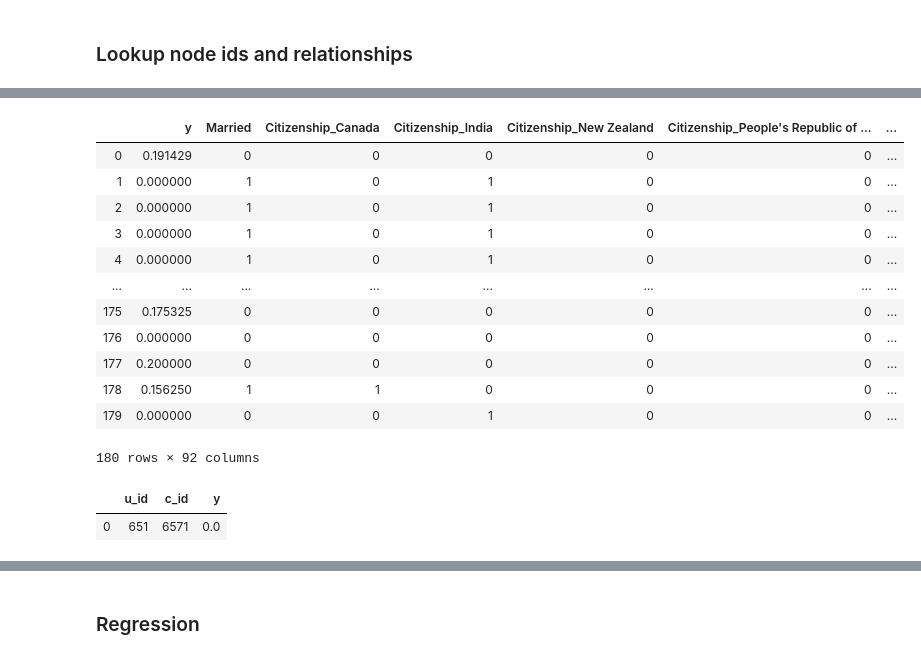
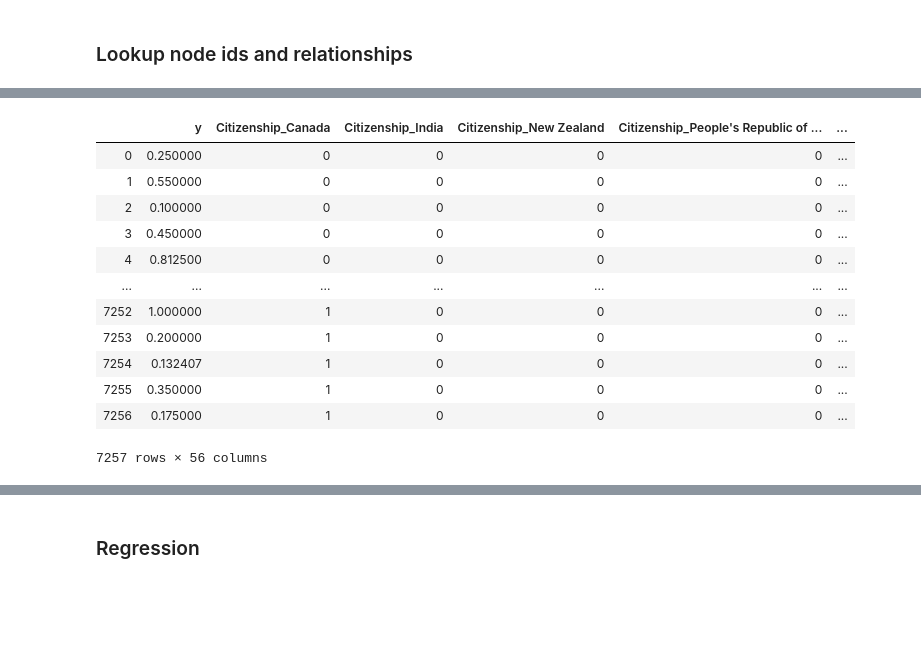
Before and after one commit to k11tqa25/nlp_based_recommender, a Jupyter notebook: neo4j.ipynb, the cells around one changed output, grey strips where cells are left out. Cells and saved outputs as stored; diff of their text form; code cells hidden in the pictures; blank space fills up the shorter version.

```diff
--- a/neo4j.ipynb
+++ b/neo4j.ipynb
@@ -487 +422,24 @@ ucID_df
+# %%
+def map_dataset_id(graph, train_df, test_df):
+    # Retrieve comedian-id lookup table
+    query = "MATCH (n:Comedian) RETURN ID(n) as c_id, n.name as name"
+    comedianID_df = graph.run(query).to_data_frame()
+
+    # Retrieve user-id lookup table
+    query = "MATCH (n:User) RETURN ID(n) as u_id, n.name as name"
+    userID_df = graph.run(query).to_data_frame()
+
+    train_id = train_df.merge(userID_df, left_on='Name', right_on='name')
+    train_id = train_id.merge(comedianID_df, left_on='Comedian', right_on='name')
+    train_id = train_id[['u_id','c_id','Rating']]
+    train_id = train_id.rename(columns={'Rating': 'y'})
+
+    test_id = test_df.merge(userID_df, left_on='Name', right_on='name')
+    test_id = test_id.merge(comedianID_df, left_on='Comedian', right_on='name')
+    test_id = test_id[['u_id','c_id','Rating']]
+    test_id = test_id.rename(columns={'Rating': 'y'})
+
+    return train_id, test_id
+# %%
+train_ucID_base, test_ucID_base = map_dataset_id(g_base, train_df, test_df)
 # %%
@@ -538,7 +478,9 @@ ckID_merge.head()
+# %%
+ckID_base = prepare_data(g_base)
 # %%
-def create_dataset(df, user_comedian_df):
+def create_dataset(ucID_df, ckID_df):
     # Merger this selected df with the ckID_df to append k_centroid
-    merge_k_centroid = user_comedian_df.merge(ckID_merge,on='c_id')
+    merge_k_centroid = ucID_df.merge(ckID_df,on='c_id')
     merge_k_centroid = merge_k_centroid.drop('k_id', axis=1)
 
     # Translate u_id and c_id to embedding
@@ -557,30 +499,21 @@ def create_dataset(df, user_comedian_df):
     dataset = dataset.drop(['u_id','c_id','k_centroid'], axis=1)
     return dataset
 # %%
-train_dataset = create_dataset(train_df, ucID_df)
+train_dataset = create_dataset(train_ucID_base, ckID_base)
 train_dataset.to_pickle('train_dataset.pkl')
 train_dataset
 # %% [output]
-|  | y | Married | Citizenship_Canada | Citizenship_India | Citizenship_New Zealand | Citizenship_People's Republic of ... | ... |
-| 0 | 0.191429 | 0 | 0 | 0 | 0 | 0 | ... |
-| 1 | 0.000000 | 1 | 0 | 1 | 0 | 0 | ... |
-| 2 | 0.000000 | 1 | 0 | 1 | 0 | 0 | ... |
-| 3 | 0.000000 | 1 | 0 | 1 | 0 | 0 | ... |
-| 4 | 0.000000 | 1 | 0 | 1 | 0 | 0 | ... |
-| ... | ... | ... | ... | ... | ... | ... | ... |
-| 175 | 0.175325 | 0 | 0 | 0 | 0 | 0 | ... |
-| 176 | 0.000000 | 0 | 0 | 0 | 0 | 0 | ... |
-| 177 | 0.200000 | 0 | 0 | 0 | 0 | 0 | ... |
-| 178 | 0.156250 | 1 | 1 | 0 | 0 | 0 | ... |
-| 179 | 0.000000 | 0 | 0 | 1 | 0 | 0 | ... |
+|  | y | Citizenship_Canada | Citizenship_India | Citizenship_New Zealand | Citizenship_People's Republic of ... | ... |
+| 0 | 0.250000 | 0 | 0 | 0 | 0 | ... |
+| 1 | 0.550000 | 0 | 0 | 0 | 0 | ... |
+| 2 | 0.100000 | 0 | 0 | 0 | 0 | ... |
+| 3 | 0.450000 | 0 | 0 | 0 | 0 | ... |
+| 4 | 0.812500 | 0 | 0 | 0 | 0 | ... |
+| ... | ... | ... | ... | ... | ... | ... |
+| 7252 | 1.000000 | 1 | 0 | 0 | 0 | ... |
+| 7253 | 0.200000 | 1 | 0 | 0 | 0 | ... |
+| 7254 | 0.132407 | 1 | 0 | 0 | 0 | ... |
+| 7255 | 0.350000 | 1 | 0 | 0 | 0 | ... |
+| 7256 | 0.175000 | 1 | 0 | 0 | 0 | ... |
-180 rows × 92 columns
+7257 rows × 56 columns
-# %%
-test_ucID_df= test_df.copy()
-test_ucID_df.Name = test_ucID_df.Name.apply(lambda x: userID_df[userID_df.name==x].u_id.values[0])
-test_ucID_df.Comedian = test_ucID_df.Comedian.apply(lambda x: comedianID_df[comedianID_df.name==x].c_id.values[0])
-test_ucID_df.columns = ['u_id', 'c_id', 'y']
-test_ucID_df.head(1)
-# %% [output]
-|  | u_id | c_id | y |
-| 0 | 651 | 6571 | 0.0 |
 # %%
```
Also changed, not shown: parts of 60 cells of this notebook, 1 other file.
